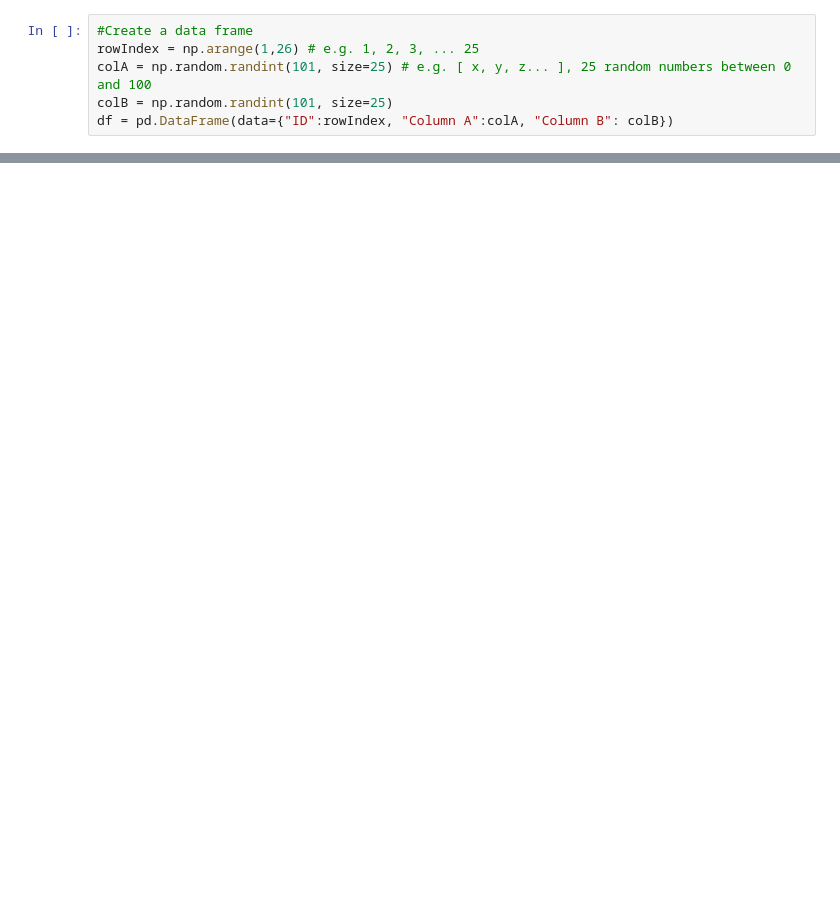
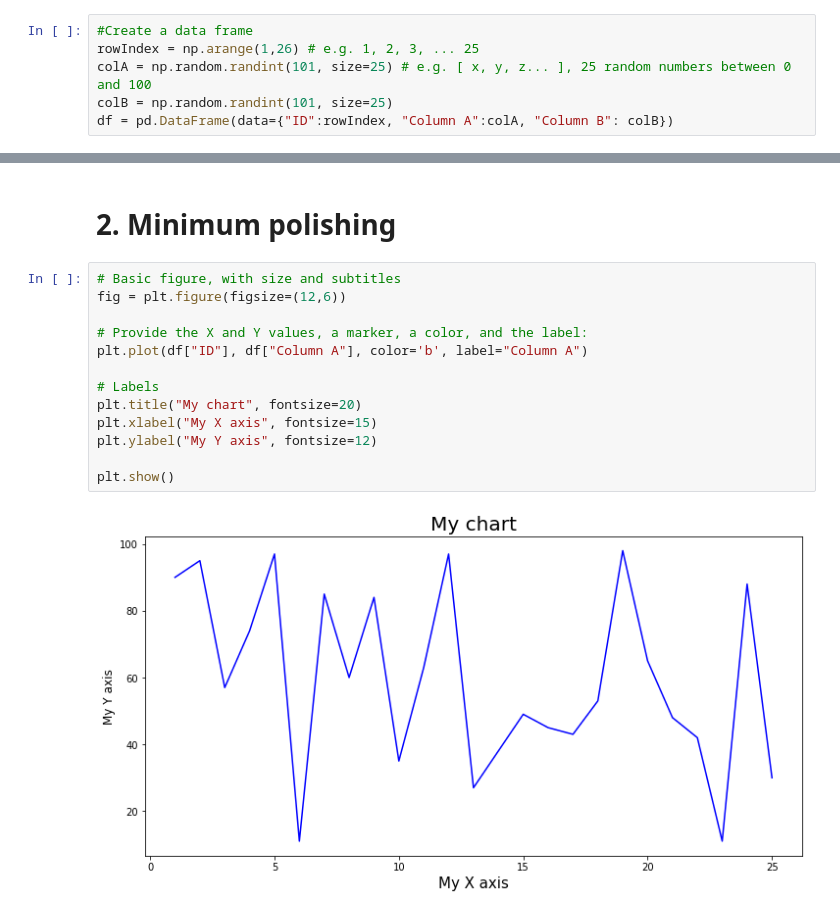
Before and after one commit to ronald-leung/datascience_machinelearning, a Jupyter notebook: visualization/Basic_pyplot_charts.ipynb, the cells around one changed output, grey strips where cells are left out. Drawn from its saved outputs; the diff is of its cells as text; blank space fills up the shorter version.

```diff
--- a/visualization/Basic_pyplot_charts.ipynb
+++ b/visualization/Basic_pyplot_charts.ipynb
@@ -30,0 +45,17 @@ df.head()
+# %% [markdown]
+# 2. Minimum polishing
+# %%
+# Basic figure, with size and subtitles
+fig = plt.figure(figsize=(12,6))
+
+# Provide the X and Y values, a marker, a color, and the label:
+plt.plot(df["ID"], df["Column A"], color='b', label="Column A")
+
+# Labels
+plt.title("My chart", fontsize=20)
+plt.xlabel("My X axis", fontsize=15)
+plt.ylabel("My Y axis", fontsize=12)
+
+plt.show()
+# %% [output]
+[figure, added]
```
Also changed, not shown: parts of 16 cells of this notebook.
